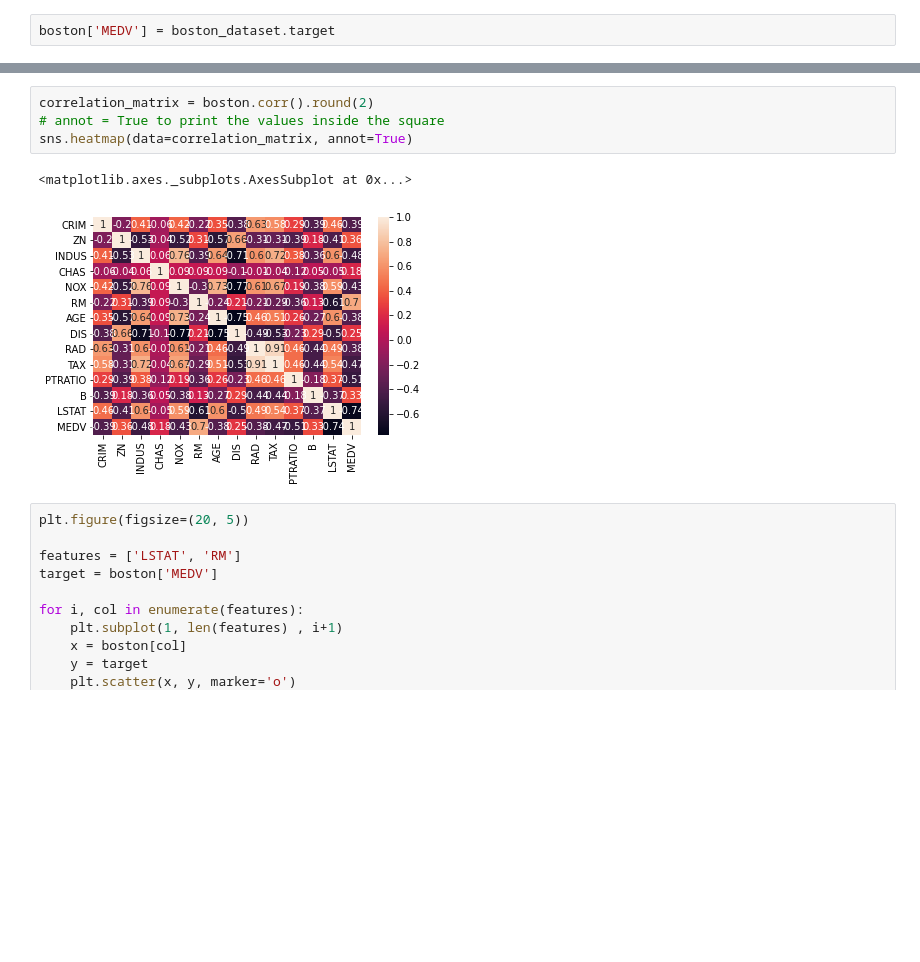
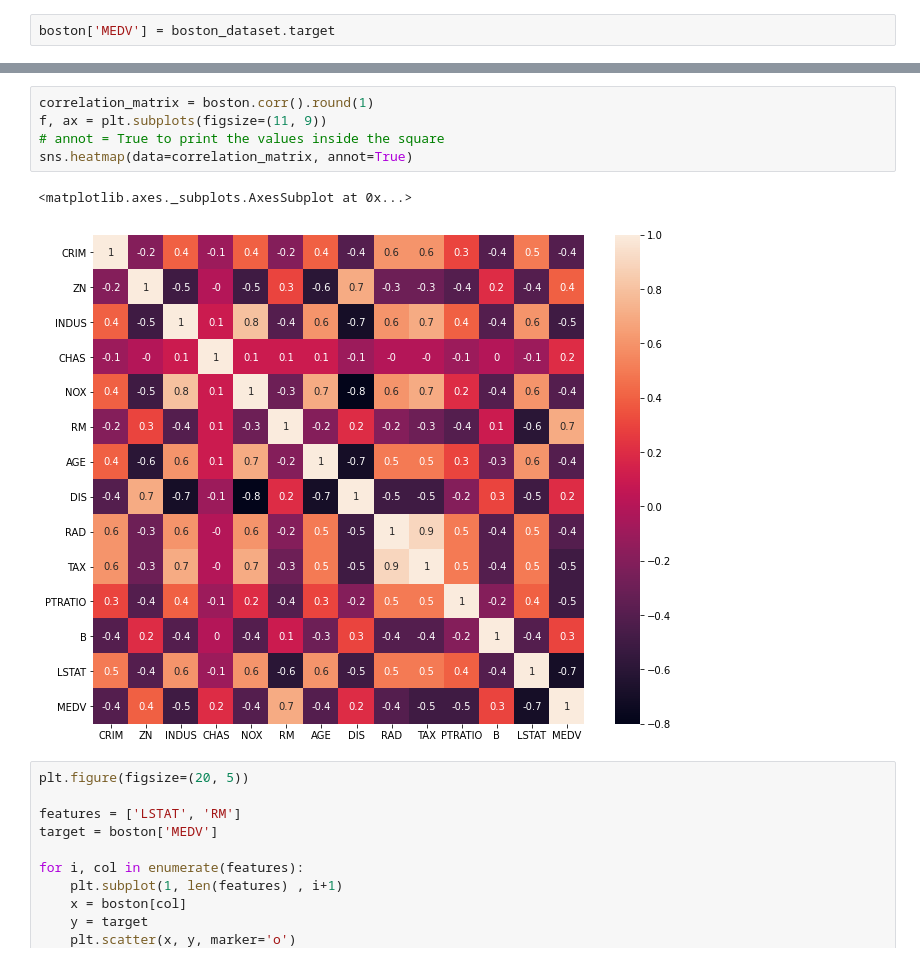
Before and after one commit to gauravpks/ml-repo, a Jupyter notebook: Part 2 - Regression/Multiple Linear Regression/Boston_Regression.ipynb, the cells around one changed output, grey strips where cells are left out. Saved outputs shown, nothing was run; the diff lists cells and outputs as text; blank space fills up the shorter version.

```diff
--- a/Part 2 - Regression/Multiple Linear Regression/Boston_Regression.ipynb
+++ b/Part 2 - Regression/Multiple Linear Regression/Boston_Regression.ipynb
@@ -148,12 +76,13 @@ LSTAT      0
 MEDV       0
 dtype: int64
 # %%
-correlation_matrix = boston.corr().round(2)
+correlation_matrix = boston.corr().round(1)
+f, ax = plt.subplots(figsize=(11, 9))
 # annot = True to print the values inside the square
 sns.heatmap(data=correlation_matrix, annot=True)
 # %% [output]
 <matplotlib.axes._subplots.AxesSubplot at 0x...>
-[figure, old version]
+[figure, new version]
 # %%
 plt.figure(figsize=(20, 5))
 
```
Also changed, not shown: parts of 15 cells of this notebook.
